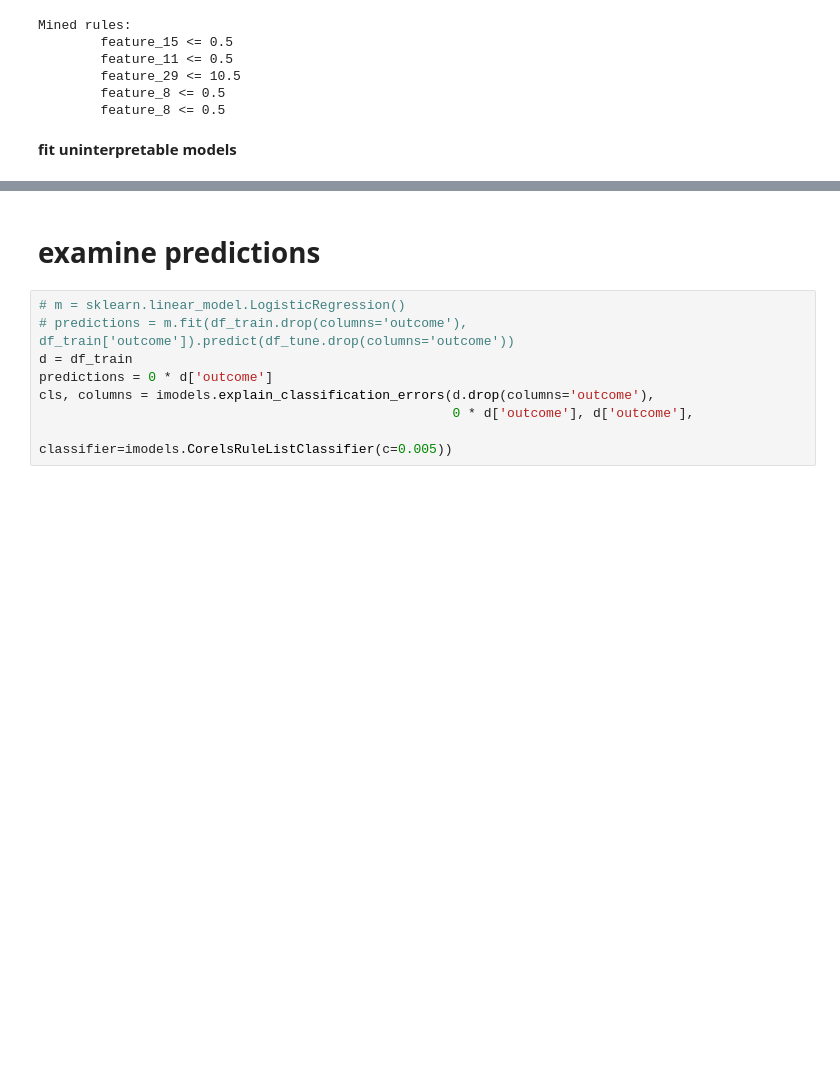
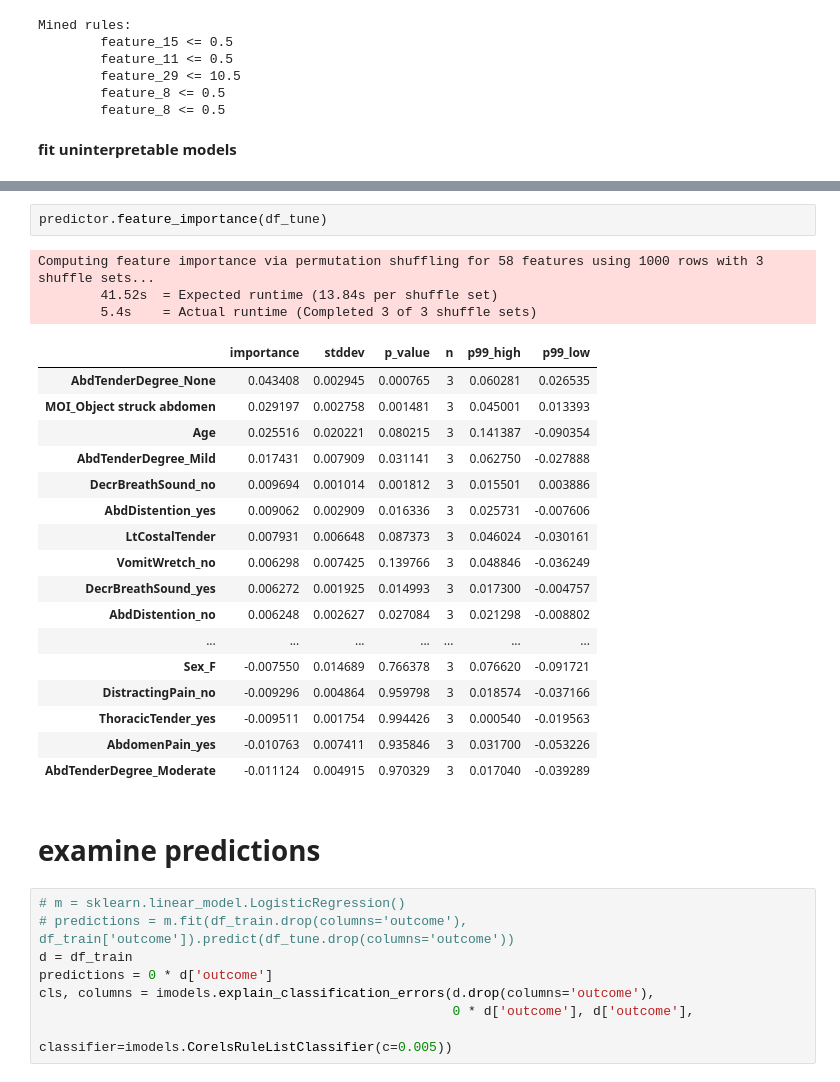
Before and after one commit to Yu-Group/clinical-rule-vetting, a Jupyter notebook: notebooks/run_modeling.ipynb, the cells around one changed output, grey strips where cells are left out. Cells and saved outputs as stored; diff of their text form; blank space fills up the shorter version.

```diff
--- a/notebooks/run_modeling.ipynb
+++ b/notebooks/run_modeling.ipynb
@@ -155,3 +113,26 @@ CorelsClassifier:
+# %%
+predictor.feature_importance(df_tune)
+# %% [output]
+Computing feature importance via permutation shuffling for 58 features using 1000 rows with 3 shuffle sets...
+        41.52s  = Expected runtime (13.84s per shuffle set)
+        5.4s    = Actual runtime (Completed 3 of 3 shuffle sets)
+|  | importance | stddev | p_value | n | p99_high | p99_low |
+| AbdTenderDegree_None | 0.043408 | 0.002945 | 0.000765 | 3 | 0.060281 | 0.026535 |
+| MOI_Object struck abdomen | 0.029197 | 0.002758 | 0.001481 | 3 | 0.045001 | 0.013393 |
+| Age | 0.025516 | 0.020221 | 0.080215 | 3 | 0.141387 | -0.090354 |
+| AbdTenderDegree_Mild | 0.017431 | 0.007909 | 0.031141 | 3 | 0.062750 | -0.027888 |
+| DecrBreathSound_no | 0.009694 | 0.001014 | 0.001812 | 3 | 0.015501 | 0.003886 |
+| AbdDistention_yes | 0.009062 | 0.002909 | 0.016336 | 3 | 0.025731 | -0.007606 |
+| LtCostalTender | 0.007931 | 0.006648 | 0.087373 | 3 | 0.046024 | -0.030161 |
+| VomitWretch_no | 0.006298 | 0.007425 | 0.139766 | 3 | 0.048846 | -0.036249 |
+| DecrBreathSound_yes | 0.006272 | 0.001925 | 0.014993 | 3 | 0.017300 | -0.004757 |
+| AbdDistention_no | 0.006248 | 0.002627 | 0.027084 | 3 | 0.021298 | -0.008802 |
+| ... | ... | ... | ... | ... | ... | ... |
+| Sex_F | -0.007550 | 0.014689 | 0.766378 | 3 | 0.076620 | -0.091721 |
+| DistractingPain_no | -0.009296 | 0.004864 | 0.959798 | 3 | 0.018574 | -0.037166 |
+| ThoracicTender_yes | -0.009511 | 0.001754 | 0.994426 | 3 | 0.000540 | -0.019563 |
+| AbdomenPain_yes | -0.010763 | 0.007411 | 0.935846 | 3 | 0.031700 | -0.053226 |
+| AbdTenderDegree_Moderate | -0.011124 | 0.004915 | 0.970329 | 3 | 0.017040 | -0.039289 |
 # %% [markdown]
 # examine predictions
 # %%
```
Also changed, not shown: parts of 5 cells of this notebook, 11 other files.
